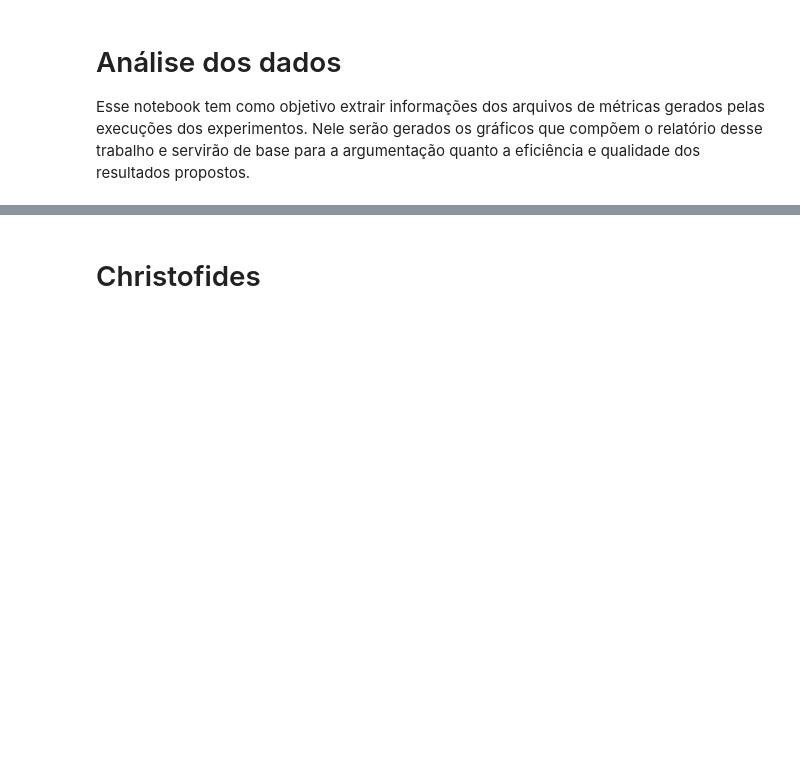
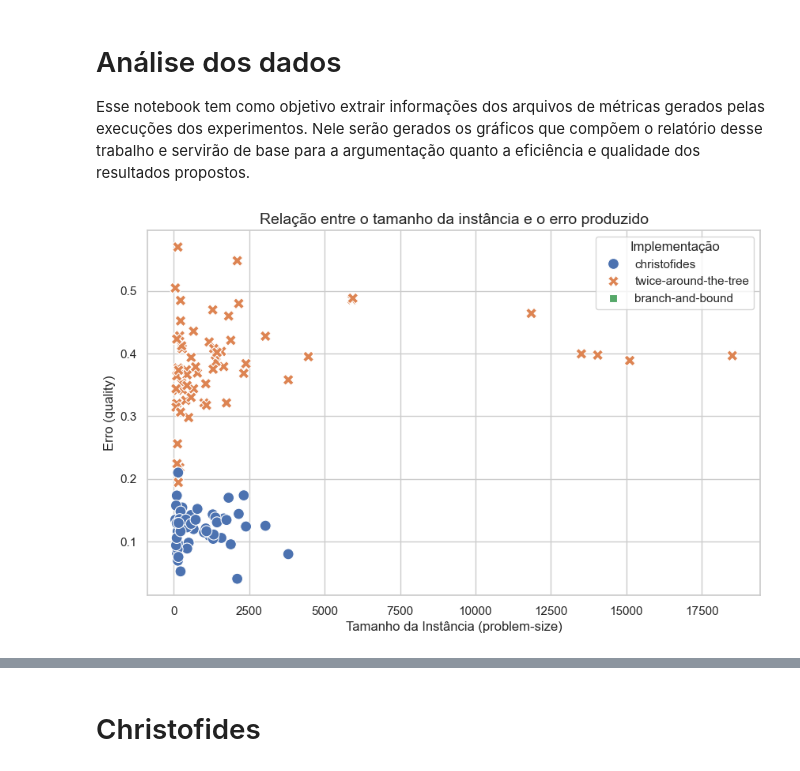
Before and after one commit to erikneves04/NPHard-Solutions, a Jupyter notebook: Analisys.ipynb, the cells around one changed output, grey strips where cells are left out. Saved outputs shown, nothing was run; the diff lists cells and outputs as text; code cells hidden in the pictures; blank space fills up the shorter version.

```diff
--- a/Analisys.ipynb
+++ b/Analisys.ipynb
@@ -6,6 +6,10 @@ Esse notebook tem como objetivo extrair informações dos arquivos de métricas
 # Importação de blibliotecas
 import pandas as pd
 import seaborn as sns
+import matplotlib.pyplot as plt
+
+# Configuração geral do estilo
+sns.set(style="whitegrid")
 # %%
 # Leitura dos dados
 twice_chris_df = pd.read_csv('Results\SimulationV1-laboratory.csv')
@@ -19,3 +23,14 @@ dataframe['quality'] = dataframe.apply(
         lambda row: abs((row['solution'] / row['optimal-solution']) - 1)
         if pd.notnull(row['solution']) and pd.notnull(row['optimal-solution']) else None, axis=1
     )
+# %%
+# Gráfico 1: Relação entre tamanho da instância e erro (quality)
+plt.figure(figsize=(10, 6))
+sns.scatterplot(data=dataframe, x="problem-size", y="quality", hue="algorithm", style="algorithm", s=100)
+plt.title("Relação entre o tamanho da instância e o erro produzido", fontsize=14)
+plt.xlabel("Tamanho da Instância (problem-size)", fontsize=12)
+plt.ylabel("Erro (quality)", fontsize=12)
+plt.legend(title="Implementação", loc="upper right")
+plt.show()
+# %% [output]
+[figure, added]
```
Also changed, not shown: parts of 2 cells of this notebook.
